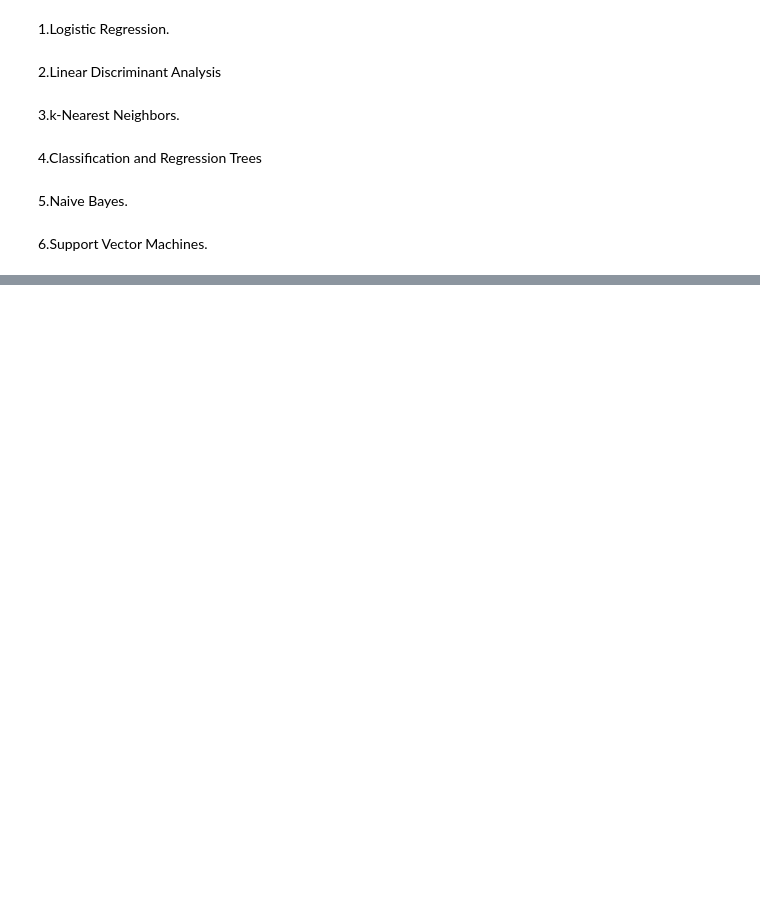
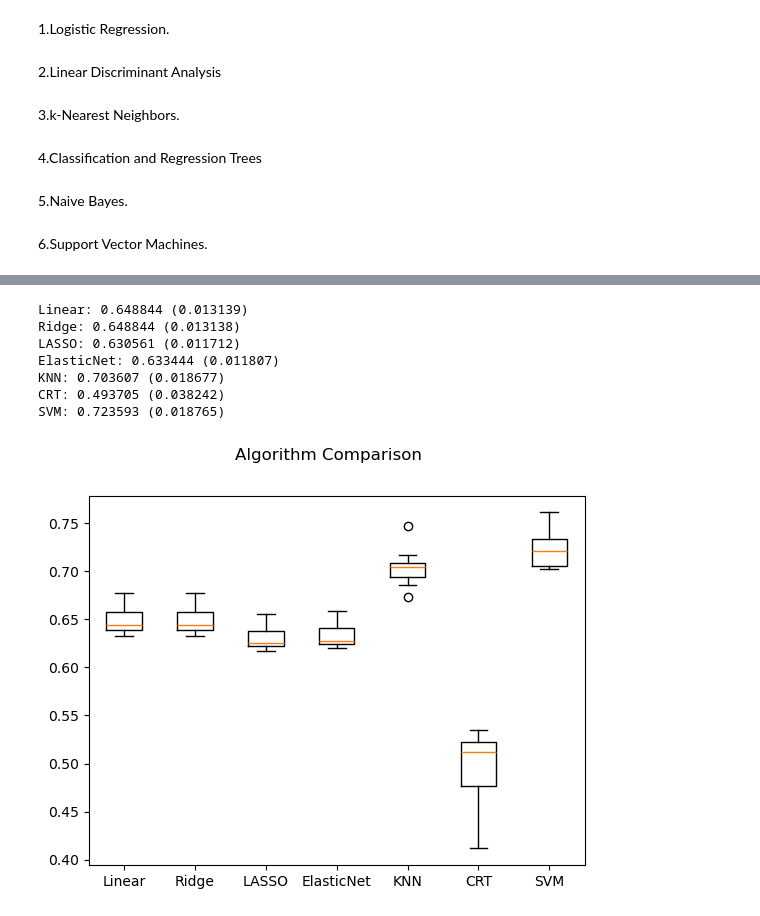
Before and after one commit to FarhanaSuci/MLPart2, a Jupyter notebook: lecture_6.ipynb, the cells around one changed output, grey strips where cells are left out. Drawn from its saved outputs; the diff is of its cells as text; code cells hidden in the pictures; blank space fills up the shorter version.

Commit message:
Machine Learning Comparison algorithm - Regression Added

```diff
--- a/lecture_6.ipynb
+++ b/lecture_6.ipynb
@@ -71,0 +92,2 @@ SVM: 0.760458 (0.034712)
+# %%
+dataframe=pd.read_csv('weight-height.csv')
@@ -71,0 +116,2 @@ SVM: 0.760458 (0.034712)
+# %%
+code=LabelEncoder()
@@ -71,0 +120,2 @@ SVM: 0.760458 (0.034712)
+# %%
+dataframe['Gender']=code.fit_transform(dataframe['Gender'])
@@ -71,0 +138,52 @@ SVM: 0.760458 (0.034712)
+# %%
+ from pandas import read_csv
+ from matplotlib import pyplot
+ from sklearn.model_selection import KFold
+ from sklearn.model_selection import cross_val_score
+ from sklearn.linear_model import LinearRegression
+ from sklearn.linear_model import Ridge
+ from sklearn.linear_model import Lasso
+ from sklearn.linear_model import ElasticNet
+ from sklearn.neighbors import KNeighborsRegressor
+ from sklearn.tree import DecisionTreeRegressor
+ from sklearn.svm import SVR
+ # load dataset
+ array = dataframe.values
+ X = array[:,1:]
+ Y = array[:,0]
+ # prepare models
+ models = []
+ models.append(('Linear', LinearRegression()))
+ models.append(('Ridge', Ridge()))
+ models.append(('LASSO', Lasso()))
+ models.append(('ElasticNet', ElasticNet()))
+ models.append(('KNN', KNeighborsRegressor()))
+ models.append(('CRT', DecisionTreeRegressor()))
+ models.append(('SVM', SVR()))
+ # evaluate each model in turn
+ results = []
+ names = []
+ scoring = 'r2'
+ for name, model in models:
+     kfold = KFold(n_splits=10, random_state=7,shuffle=True)
+     cv_results = cross_val_score(model, X, Y, cv=kfold, scoring=scoring)
+     results.append(cv_results)
+     names.append(name)
+     msg = "%s: %f (%f)" % (name, cv_results.mean(), cv_results.std())
+     print(msg)
+ # boxplot algorithm comparison
+ fig = pyplot.figure()
+ fig.suptitle('Algorithm Comparison')
+ ax = fig.add_subplot(111)
+ pyplot.boxplot(results)
+ ax.set_xticklabels(names)
+ pyplot.show()
+# %% [output]
+Linear: 0.648844 (0.013139)
+Ridge: 0.648844 (0.013138)
+LASSO: 0.630561 (0.011712)
+ElasticNet: 0.633444 (0.011807)
+KNN: 0.703607 (0.018677)
+CRT: 0.493705 (0.038242)
+SVM: 0.723593 (0.018765)
+[figure, added]
```
Also changed, not shown: parts of 17 cells of this notebook.
